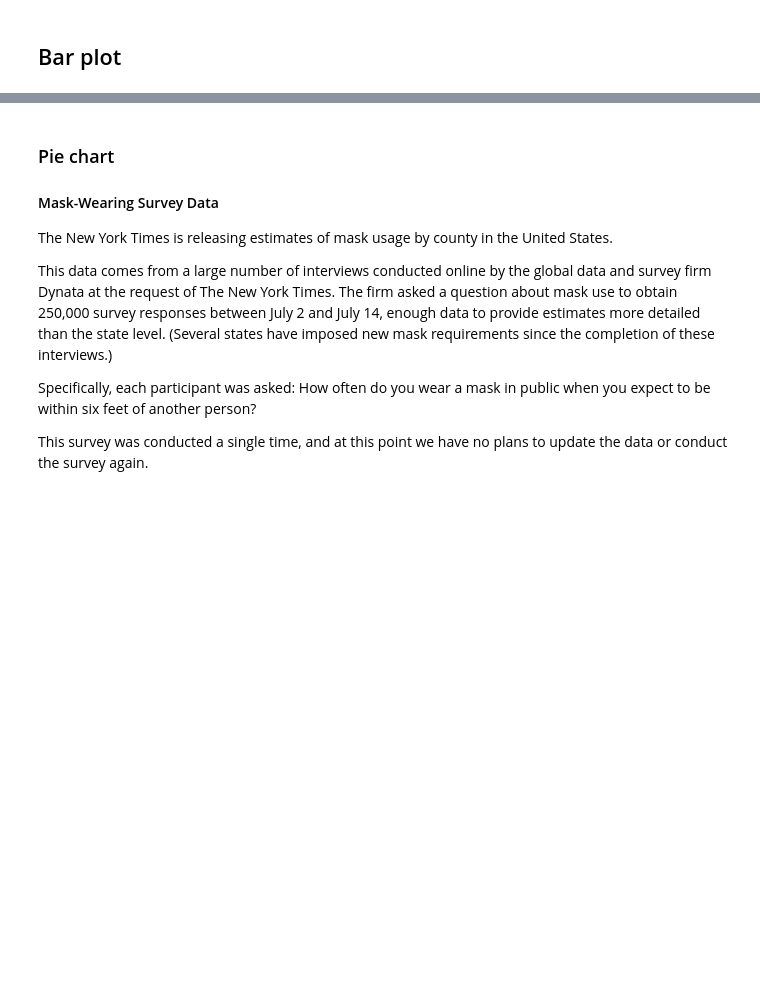
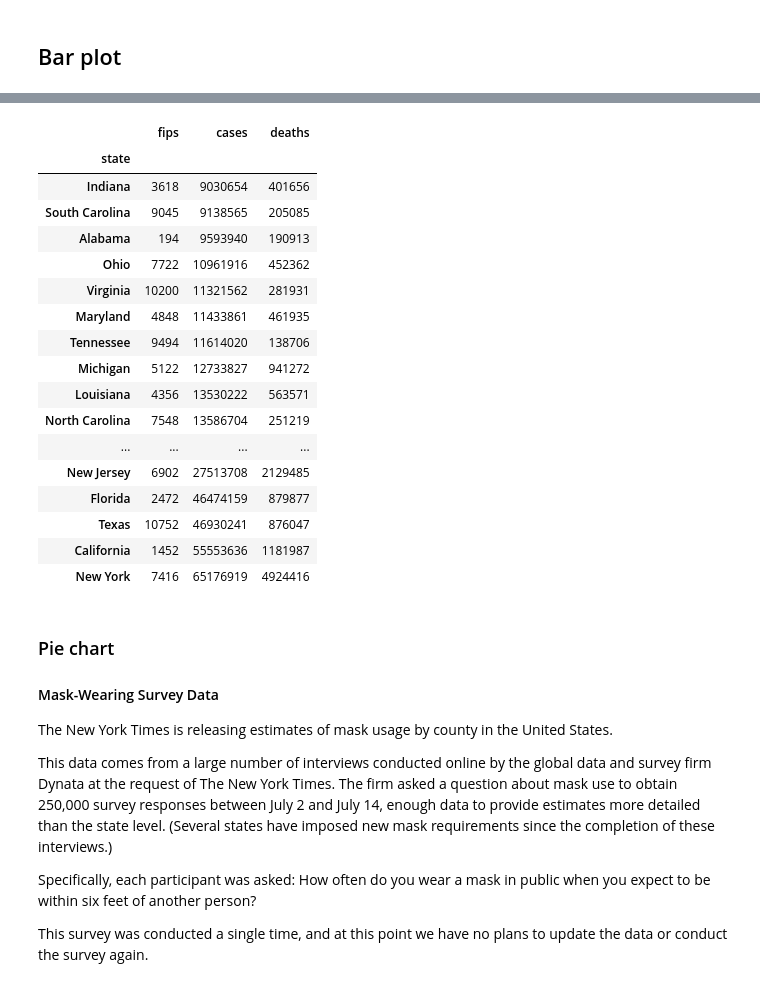
Before and after one commit to yingli9718/COVID19, a Jupyter notebook: covid19.ipynb, the cells around one changed output, grey strips where cells are left out. Cells and saved outputs as stored; diff of their text form; code cells hidden in the pictures; blank space fills up the shorter version.

Commit message:
add jupternote book for the data prepration for Tableau

```diff
--- a/covid19.ipynb
+++ b/covid19.ipynb
@@ -143,3 +140,24 @@ Passing one of 'on', 'true', 'off', 'false' as a boolean is deprecated; use an a
+# %%
+US_top20
+# %% [output]
+|  | fips | cases | deaths |
+| state |  |  |  |
+| Indiana | 3618 | 9030654 | 401656 |
+| South Carolina | 9045 | 9138565 | 205085 |
+| Alabama | 194 | 9593940 | 190913 |
+| Ohio | 7722 | 10961916 | 452362 |
+| Virginia | 10200 | 11321562 | 281931 |
+| Maryland | 4848 | 11433861 | 461935 |
+| Tennessee | 9494 | 11614020 | 138706 |
+| Michigan | 5122 | 12733827 | 941272 |
+| Louisiana | 4356 | 13530222 | 563571 |
+| North Carolina | 7548 | 13586704 | 251219 |
+| ... | ... | ... | ... |
+| New Jersey | 6902 | 27513708 | 2129485 |
+| Florida | 2472 | 46474159 | 879877 |
+| Texas | 10752 | 46930241 | 876047 |
+| California | 1452 | 55553636 | 1181987 |
+| New York | 7416 | 65176919 | 4924416 |
 # %% [markdown]
 ### Pie chart
 
```
Also changed, not shown: parts of 5 cells of this notebook, 4 other files.
